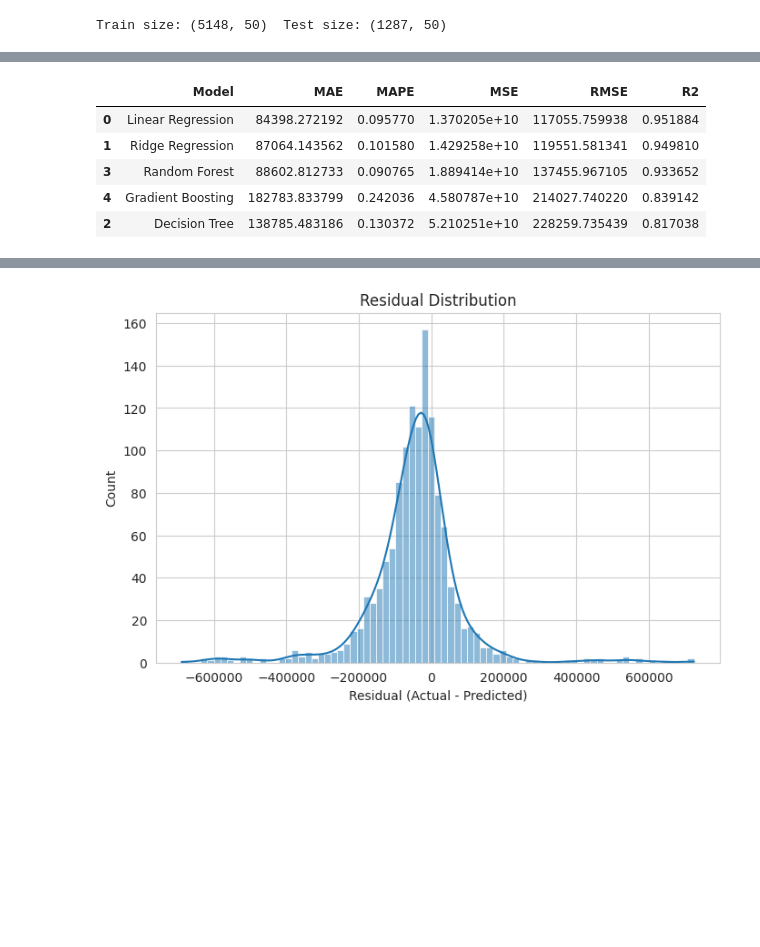
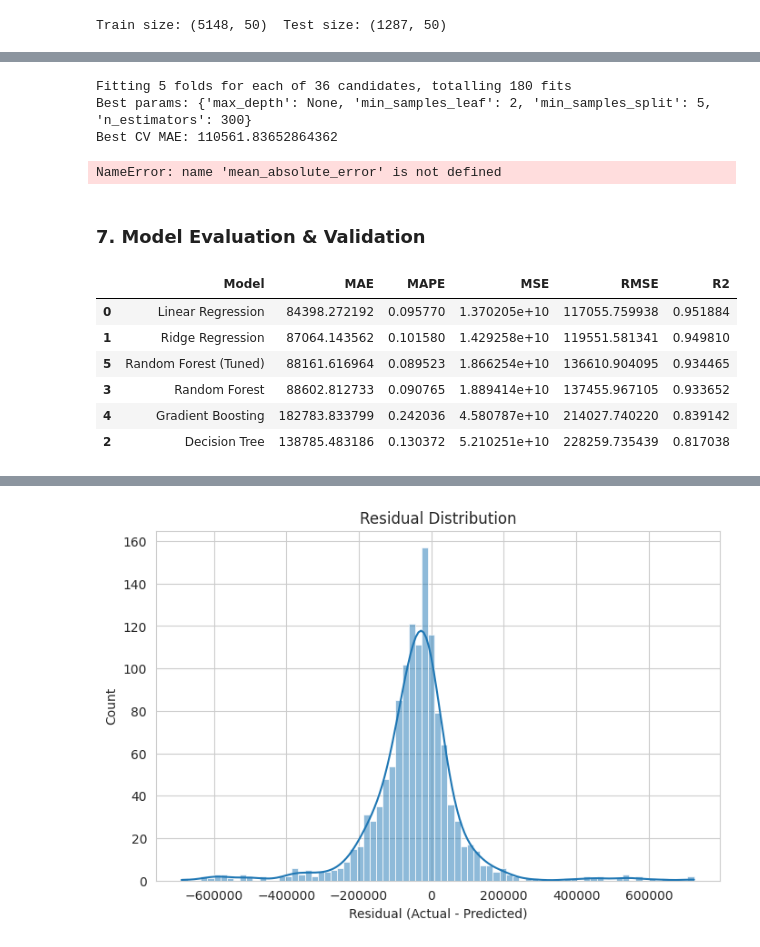
Before and after one commit to fatemabasher-lab/Predictive-Analytics-in-Business---MIS444, a Jupyter notebook: Predictive_Analytics_in_Business_MIS444.ipynb, the cells around one changed output, grey strips where cells are left out. Drawn from its saved outputs; the diff is of its cells as text; code cells hidden in the pictures; blank space fills up the shorter version.

```diff
--- a/Predictive_Analytics_in_Business_MIS444.ipynb
+++ b/Predictive_Analytics_in_Business_MIS444.ipynb
@@ -375,37 +416,85 @@ Train size: (5148, 50)  Test size: (1287, 50)
+# %%
+# Random Forest Hyperparameter Optimization using GridSearchCV and TimeSeriesSplit
+from sklearn.model_selection import GridSearchCV, TimeSeriesSplit
+
+tscv = TimeSeriesSplit(n_splits=5)
+
+param_grid = {
+    'n_estimators': [100, 200, 300],
+    'max_depth': [None, 10, 20],
+    'min_samples_split': [2, 5],
+    'min_samples_leaf': [1, 2]
+}
+
+rf = RandomForestRegressor(random_state=42)
+
+grid_search = GridSearchCV(
+    estimator=rf,
+    param_grid=param_grid,
+    cv=tscv,
+    scoring='neg_mean_absolute_error',
+    n_jobs=-1,
+    verbose=1
+)
+
+grid_search.fit(X_train, y_train)
+
+print("Best params:", grid_search.best_params_)
+print("Best CV MAE:", -grid_search.best_score_)
+# %% [output]
+Fitting 5 folds for each of 36 candidates, totalling 180 fits
+Best params: {'max_depth': None, 'min_samples_leaf': 2, 'min_samples_split': 5, 'n_estimators': 300}
+Best CV MAE: 110561.83652864362
+# %%
+# Evaluating the Tuned Random Forest using Regression Metrics
+best_rf = grid_search.best_estimator_
+preds_tuned = best_rf.predict(X_test)
+
+mae = mean_absolute_error(y_test, preds_tuned)
+mape = mean_absolute_percentage_error(y_test, preds_tuned)
+mse = mean_squared_error(y_test, preds_tuned)
+rmse = np.sqrt(mse)
+r2 = r2_score(y_test, preds_tuned)
+
+tuned_result = {'Model': 'Random Forest (Tuned)', 'MAE': mae, 'MAPE': mape, 'MSE': mse, 'RMSE': rmse, 'R2': r2}
+print(tuned_result)
+
+results_df = pd.concat([results_df, pd.DataFrame([tuned_result])], ignore_index=True)
+results_df.sort_values('R2', ascending=False)
+# %% [output]
+NameError: name 'mean_absolute_error' is not defined
+# %% [markdown]
+### 7. Model Evaluation & Validation
 # %%
-from sklearn.linear_model import LinearRegression, Ridge
-from sklearn.tree import DecisionTreeRegressor
-from sklearn.ensemble import RandomForestRegressor, GradientBoostingRegressor
+# Comparing Multiple Regression Models using Evaluation Metrics
 from sklearn.metrics import mean_absolute_error, mean_squared_error, r2_score, mean_absolute_percentage_error
-
-models = {
-    'Linear Regression': LinearRegression(),
-    'Ridge Regression': Ridge(alpha=1.0),
-    'Decision Tree': DecisionTreeRegressor(random_state=42),
-    'Random Forest': RandomForestRegressor(random_state=42, n_estimators=200),
-    'Gradient Boosting': GradientBoostingRegressor(random_state=42)
-}
+import numpy as np
 
 results = []
 
-for name, model in models.items():
-    model.fit(X_train, y_train)
+# Prepare list for evaluation
+all_models_to_test = list(models.items())
+
+# Add tuned model if optimization cell was run
+if 'best_rf' in locals():
+    all_models_to_test.append(('Random Forest (Tuned)', best_rf))
+
+for name, model in all_models_to_test:
     preds = model.predict(X_test)
-
     mae = mean_absolute_error(y_test, preds)
     mape = mean_absolute_percentage_error(y_test, preds)
     mse = mean_squared_error(y_test, preds)
     rmse = np.sqrt(mse)
     r2 = r2_score(y_test, preds)
-
     results.append({'Model': name, 'MAE': mae, 'MAPE': mape, 'MSE': mse, 'RMSE': rmse, 'R2': r2})
 
 results_df = pd.DataFrame(results).sort_values('R2', ascending=False)
-results_df
+display(results_df)
 # %% [output]
 |  | Model | MAE | MAPE | MSE | RMSE | R2 |
 | 0 | Linear Regression | 84398.272192 | 0.095770 | 1.370205e+10 | 117055.759938 | 0.951884 |
 | 1 | Ridge Regression | 87064.143562 | 0.101580 | 1.429258e+10 | 119551.581341 | 0.949810 |
+| 5 | Random Forest (Tuned) | 88161.616964 | 0.089523 | 1.866254e+10 | 136610.904095 | 0.934465 |
 | 3 | Random Forest | 88602.812733 | 0.090765 | 1.889414e+10 | 137455.967105 | 0.933652 |
 | 4 | Gradient Boosting | 182783.833799 | 0.242036 | 4.580787e+10 | 214027.740220 | 0.839142 |
 | 2 | Decision Tree | 138785.483186 | 0.130372 | 5.210251e+10 | 228259.735439 | 0.817038 |
```
Also changed, not shown: parts of 38 cells of this notebook.
